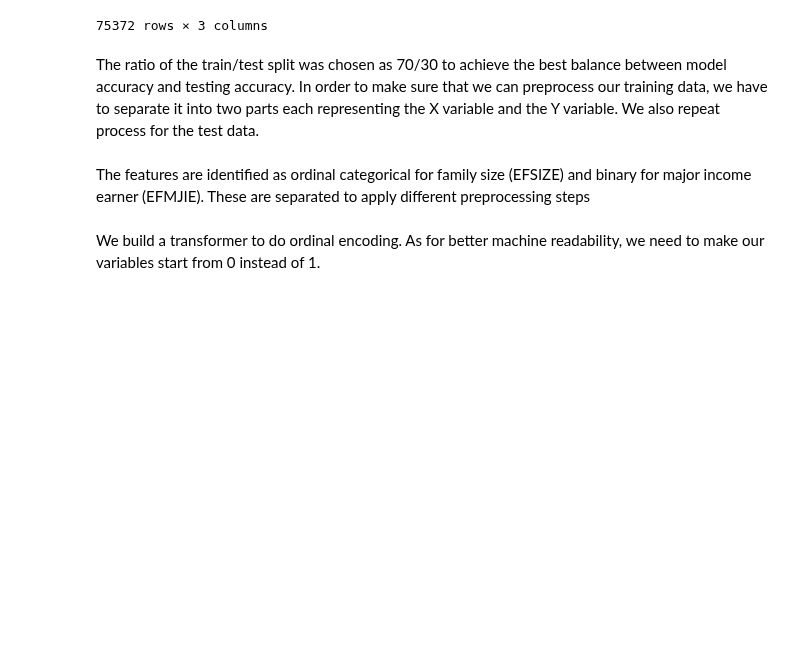
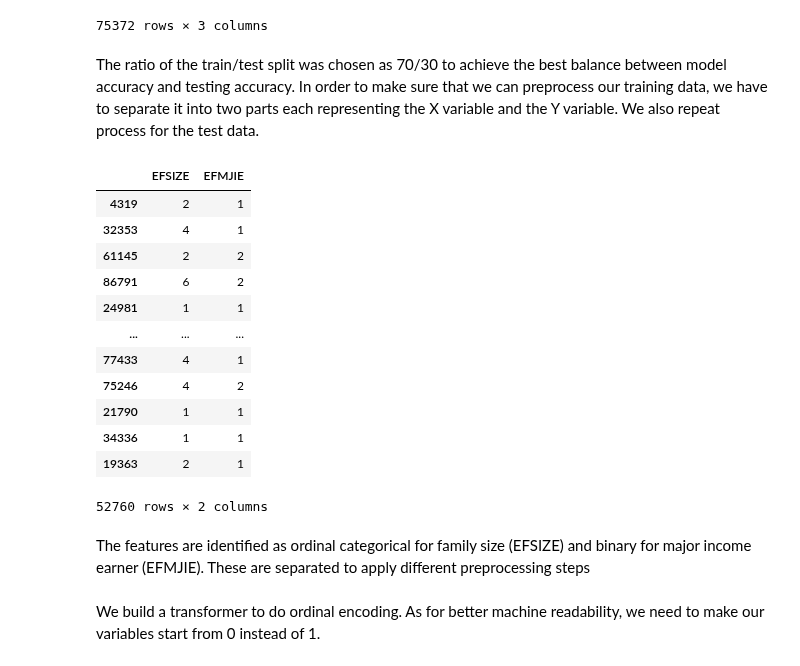
Before and after one commit to izk20/DSCI-310-Group-10, a Jupyter notebook: notebook/Analysis_of_Investment_Outcome_Predictor.ipynb, the cells around one changed output. Cells and saved outputs as stored; diff of their text form; code cells hidden in the pictures; blank space fills up the shorter version.

```diff
--- a/notebook/Analysis_of_Investment_Outcome_Predictor.ipynb
+++ b/notebook/Analysis_of_Investment_Outcome_Predictor.ipynb
@@ -284,3 +284,19 @@ processed
 The ratio of the train/test split was chosen as 70/30 to achieve the best balance between model accuracy and testing accuracy. In order to make sure that we can preprocess our training data, we have to separate it into two parts each representing the X variable and the Y variable. We also repeat process for the test data.
 # %%
 X_train, Y_train, X_test, Y_test = split_drop(processed, 0.3, 123, "EFINVA")
+# %%
+X_train
+# %% [output]
+|  | EFSIZE | EFMJIE |
+| 4319 | 2 | 1 |
+| 32353 | 4 | 1 |
+| 61145 | 2 | 2 |
+| 86791 | 6 | 2 |
+| 24981 | 1 | 1 |
+| ... | ... | ... |
+| 77433 | 4 | 1 |
+| 75246 | 4 | 2 |
+| 21790 | 1 | 1 |
+| 34336 | 1 | 1 |
+| 19363 | 2 | 1 |
+52760 rows × 2 columns
```
Also changed, not shown: parts of 2 cells of this notebook, 1 other file.
